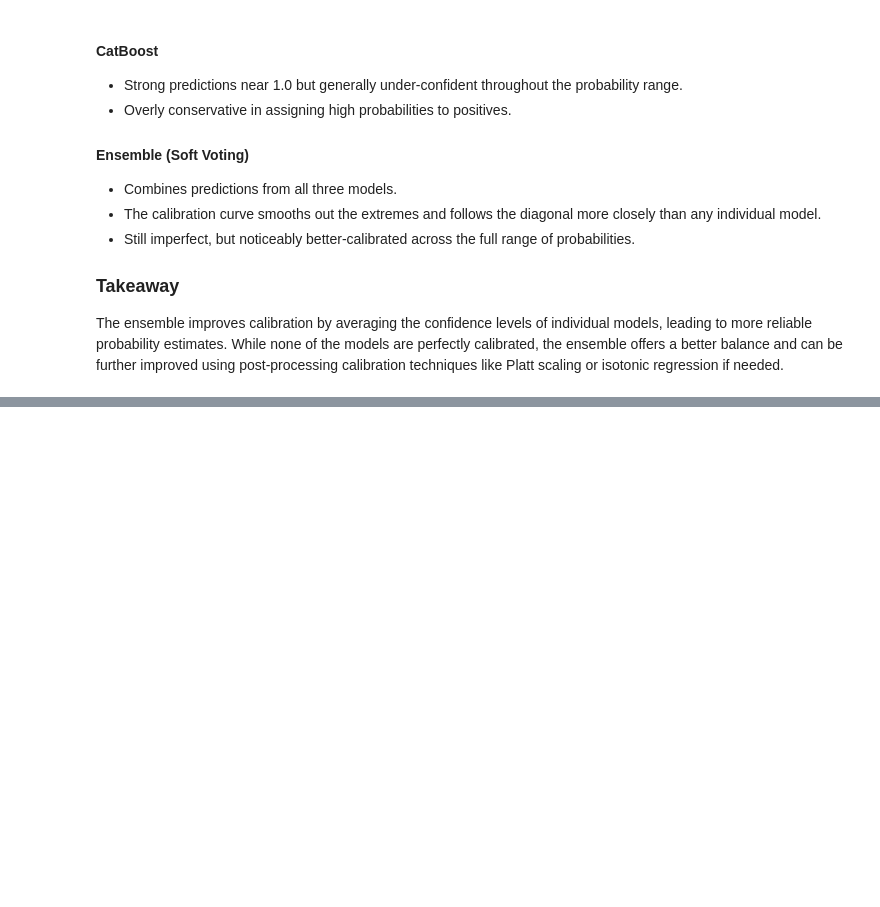
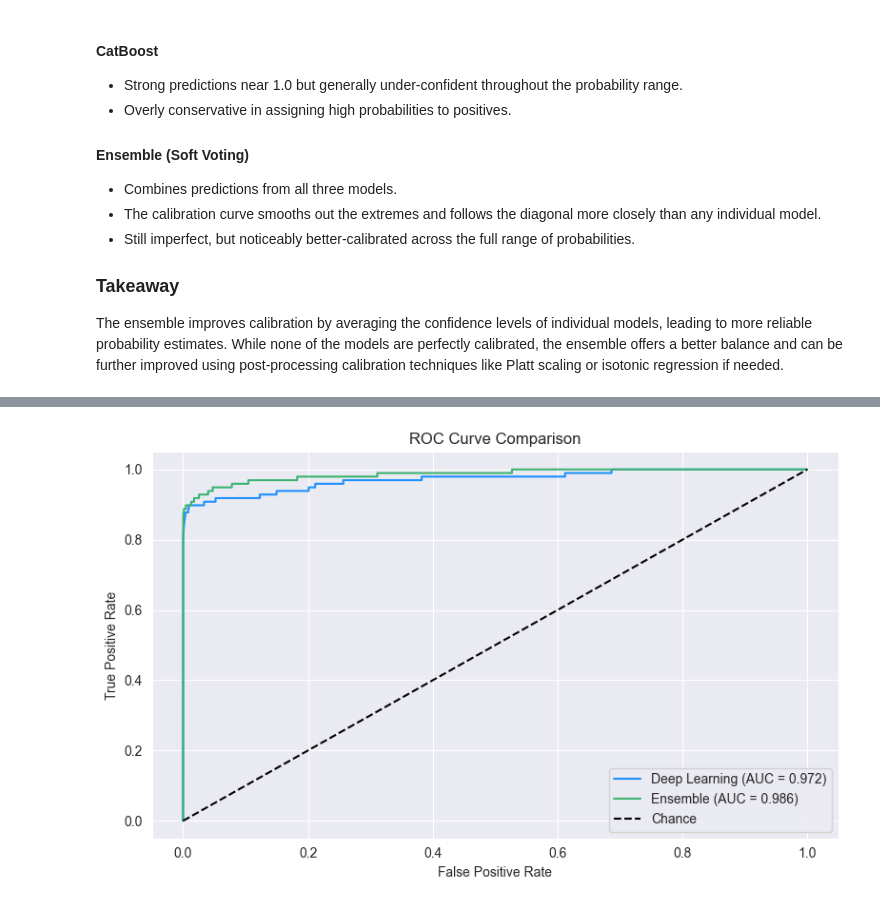
Before and after one commit to severussnape19/credit-card-fraud-detection, a Jupyter notebook: project.ipynb, the cells around one changed output, grey strips where cells are left out. Cells and saved outputs as stored; diff of their text form; code cells hidden in the pictures; blank space fills up the shorter version.

```diff
--- a/project.ipynb
+++ b/project.ipynb
@@ -837,0 +922,18 @@ The ensemble improves calibration by averaging the confidence levels of individu
+# %%
+fpr_dl, tpr_dl, _ = roc_curve(y_test, dl_probs)
+fpr_ens, tpr_ens, _ = roc_curve(y_test, avg_probs)
+
+plt.figure(figsize=(8, 5))
+plt.plot(fpr_dl, tpr_dl, label=f'Deep Learning (AUC = {auc_dl:.3f})', color='dodgerblue')
+plt.plot(fpr_ens, tpr_ens, label=f'Ensemble (AUC = {auc_ens:.3f})', color='mediumseagreen')
+plt.plot([0, 1], [0, 1], 'k--', label='Chance')
+
+plt.xlabel('False Positive Rate')
+plt.ylabel('True Positive Rate')
+plt.title('ROC Curve Comparison')
+plt.legend()
+plt.grid(True)
+plt.tight_layout()
+plt.show()
+# %% [output]
+[figure, added]
```
Also changed, not shown: parts of 6 cells of this notebook.
